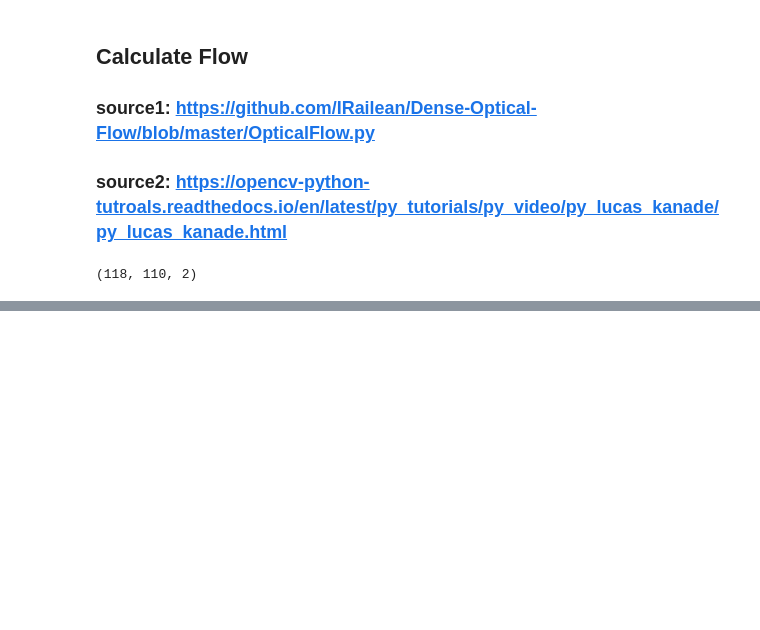
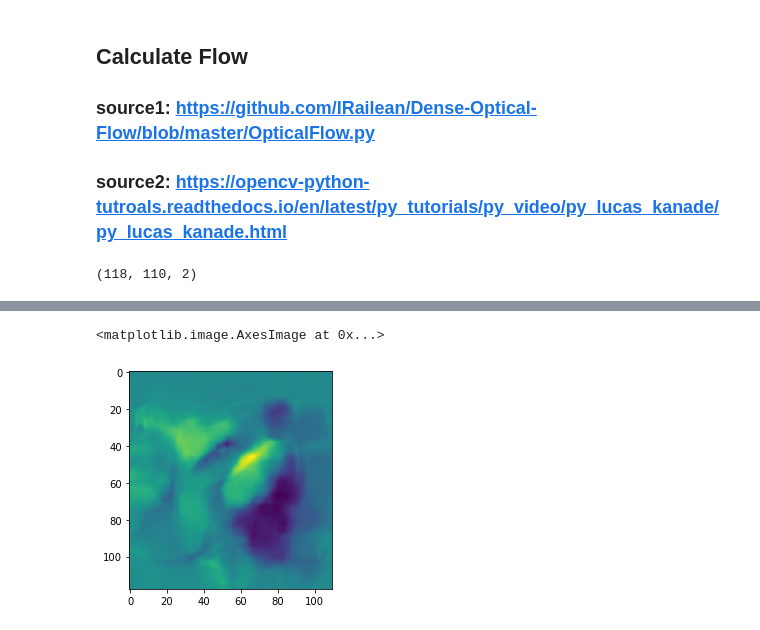
Before and after one commit to Beepul-Bharti/HCM_Project, a Jupyter notebook: DenseOpticalFlow.ipynb, the cells around one changed output, grey strips where cells are left out. Saved outputs shown, nothing was run; the diff lists cells and outputs as text; code cells hidden in the pictures; blank space fills up the shorter version.

```diff
--- a/DenseOpticalFlow.ipynb
+++ b/DenseOpticalFlow.ipynb
@@ -94,0 +91,6 @@ plt.imshow(angle)
+# %%
+#flow in x direction
+plt.imshow(flow[...,0])
+# %% [output]
+<matplotlib.image.AxesImage at 0x...>
+[figure, added]
```
Also changed, not shown: parts of 11 cells of this notebook.
